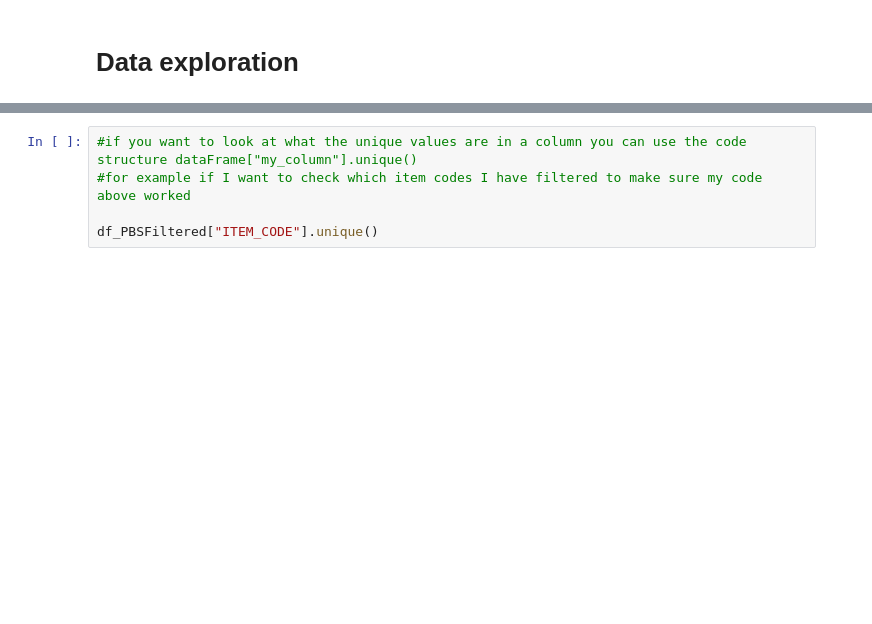
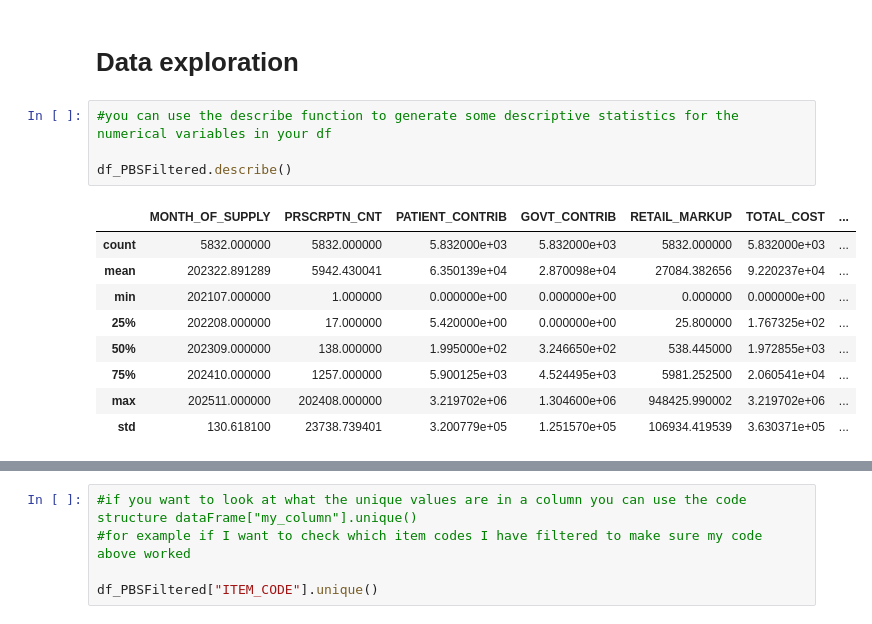
Before and after one commit to p-stehlik/StudentNotebooks, a Jupyter notebook: PBSTimeSeries.ipynb, the cells around one changed output, grey strips where cells are left out. Cells and saved outputs as stored; diff of their text form; blank space fills up the shorter version.

```diff
--- a/PBSTimeSeries.ipynb
+++ b/PBSTimeSeries.ipynb
@@ -267,3 +266,17 @@ If you like you can copy the code below and run in a cell to save the current da
 Otherwise, keep going with Python.
 # %% [markdown]
 # Data exploration
+# %%
+#you can use the describe function to generate some descriptive statistics for the numerical variables in your df
+
+df_PBSFiltered.describe()
+# %% [output]
+|  | MONTH_OF_SUPPLY | PRSCRPTN_CNT | PATIENT_CONTRIB | GOVT_CONTRIB | RETAIL_MARKUP | TOTAL_COST | ... |
+| count | 5832.000000 | 5832.000000 | 5.832000e+03 | 5.832000e+03 | 5832.000000 | 5.832000e+03 | ... |
+| mean | 202322.891289 | 5942.430041 | 6.350139e+04 | 2.870098e+04 | 27084.382656 | 9.220237e+04 | ... |
+| min | 202107.000000 | 1.000000 | 0.000000e+00 | 0.000000e+00 | 0.000000 | 0.000000e+00 | ... |
+| 25% | 202208.000000 | 17.000000 | 5.420000e+00 | 0.000000e+00 | 25.800000 | 1.767325e+02 | ... |
+| 50% | 202309.000000 | 138.000000 | 1.995000e+02 | 3.246650e+02 | 538.445000 | 1.972855e+03 | ... |
+| 75% | 202410.000000 | 1257.000000 | 5.900125e+03 | 4.524495e+03 | 5981.252500 | 2.060541e+04 | ... |
+| max | 202511.000000 | 202408.000000 | 3.219702e+06 | 1.304600e+06 | 948425.990002 | 3.219702e+06 | ... |
+| std | 130.618100 | 23738.739401 | 3.200779e+05 | 1.251570e+05 | 106934.419539 | 3.630371e+05 | ... |
```
Also changed, not shown: parts of 2 cells of this notebook.
